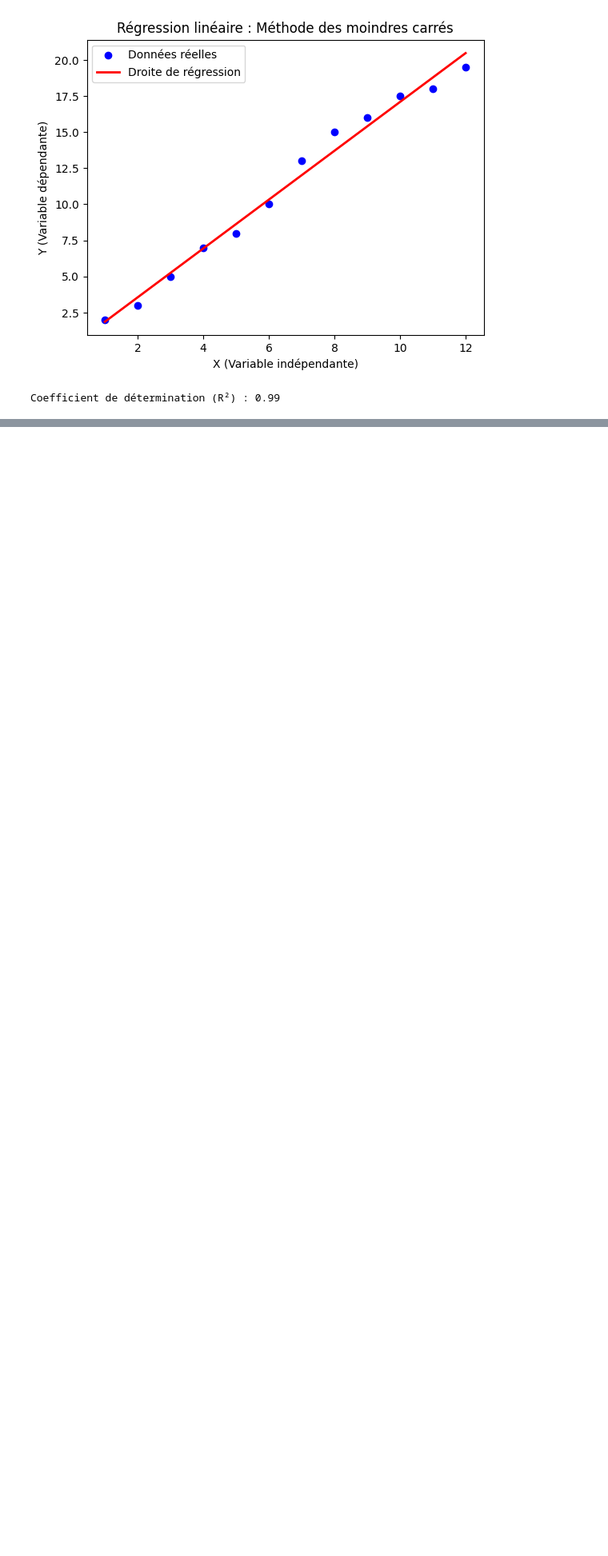
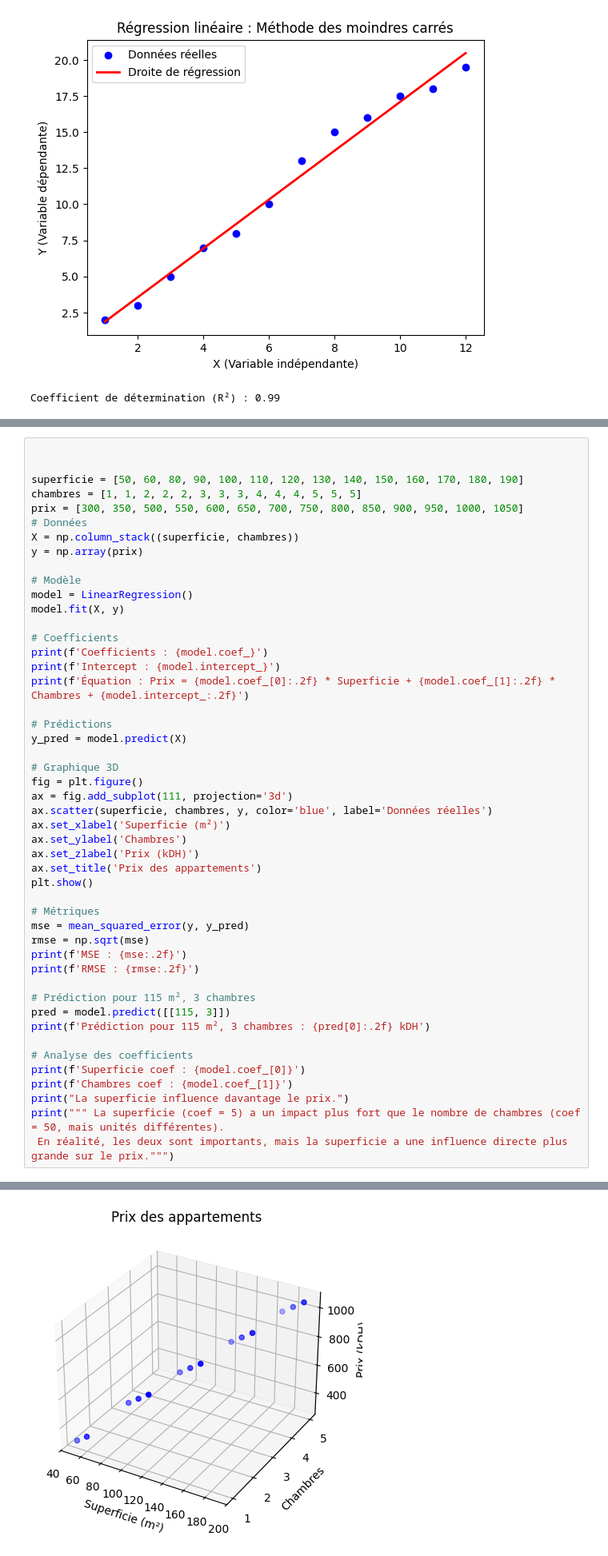
Before and after one commit to souhaylelhammadi/analytique-des-donn-es-et-informatique-d-cisionnelle, a Jupyter notebook: Untitled1.ipynb, the cells around one changed output, grey strips where cells are left out. Shown at 80% size. Cells and saved outputs as stored; diff of their text form; blank space fills up the shorter version.

```diff
--- a/Untitled1.ipynb
+++ b/Untitled1.ipynb
@@ -273,0 +284,49 @@ Intercept : 4.921869268578973
+# %%
+
+
+superficie = [50, 60, 80, 90, 100, 110, 120, 130, 140, 150, 160, 170, 180, 190]
+chambres = [1, 1, 2, 2, 2, 3, 3, 3, 4, 4, 4, 5, 5, 5]
+prix = [300, 350, 500, 550, 600, 650, 700, 750, 800, 850, 900, 950, 1000, 1050]
+# Données
+X = np.column_stack((superficie, chambres))
+y = np.array(prix)
+
+# Modèle
+model = LinearRegression()
+model.fit(X, y)
+
+# Coefficients
+print(f'Coefficients : {model.coef_}')
+print(f'Intercept : {model.intercept_}')
+print(f'Équation : Prix = {model.coef_[0]:.2f} * Superficie + {model.coef_[1]:.2f} * Chambres + {model.intercept_:.2f}')
+
+# Prédictions
+y_pred = model.predict(X)
+
+# Graphique 3D
+fig = plt.figure()
+ax = fig.add_subplot(111, projection='3d')
+ax.scatter(superficie, chambres, y, color='blue', label='Données réelles')
+ax.set_xlabel('Superficie (m²)')
+ax.set_ylabel('Chambres')
+ax.set_zlabel('Prix (kDH)')
+ax.set_title('Prix des appartements')
+plt.show()
+
+# Métriques
+mse = mean_squared_error(y, y_pred)
+rmse = np.sqrt(mse)
+print(f'MSE : {mse:.2f}')
+print(f'RMSE : {rmse:.2f}')
+
+# Prédiction pour 115 m², 3 chambres
+pred = model.predict([[115, 3]])
+print(f'Prédiction pour 115 m², 3 chambres : {pred[0]:.2f} kDH')
+
+# Analyse des coefficients
+print(f'Superficie coef : {model.coef_[0]}')
+print(f'Chambres coef : {model.coef_[1]}')
+print("La superficie influence davantage le prix.")
+print(""" La superficie (coef = 5) a un impact plus fort que le nombre de chambres (coef = 50, mais unités différentes).
+ En réalité, les deux sont importants, mais la superficie a une influence directe plus grande sur le prix.""")
+# %% [output]
@@ -273,0 +336 @@ Intercept : 4.921869268578973
+[figure, added]
```
Also changed, not shown: parts of 3 cells of this notebook.
